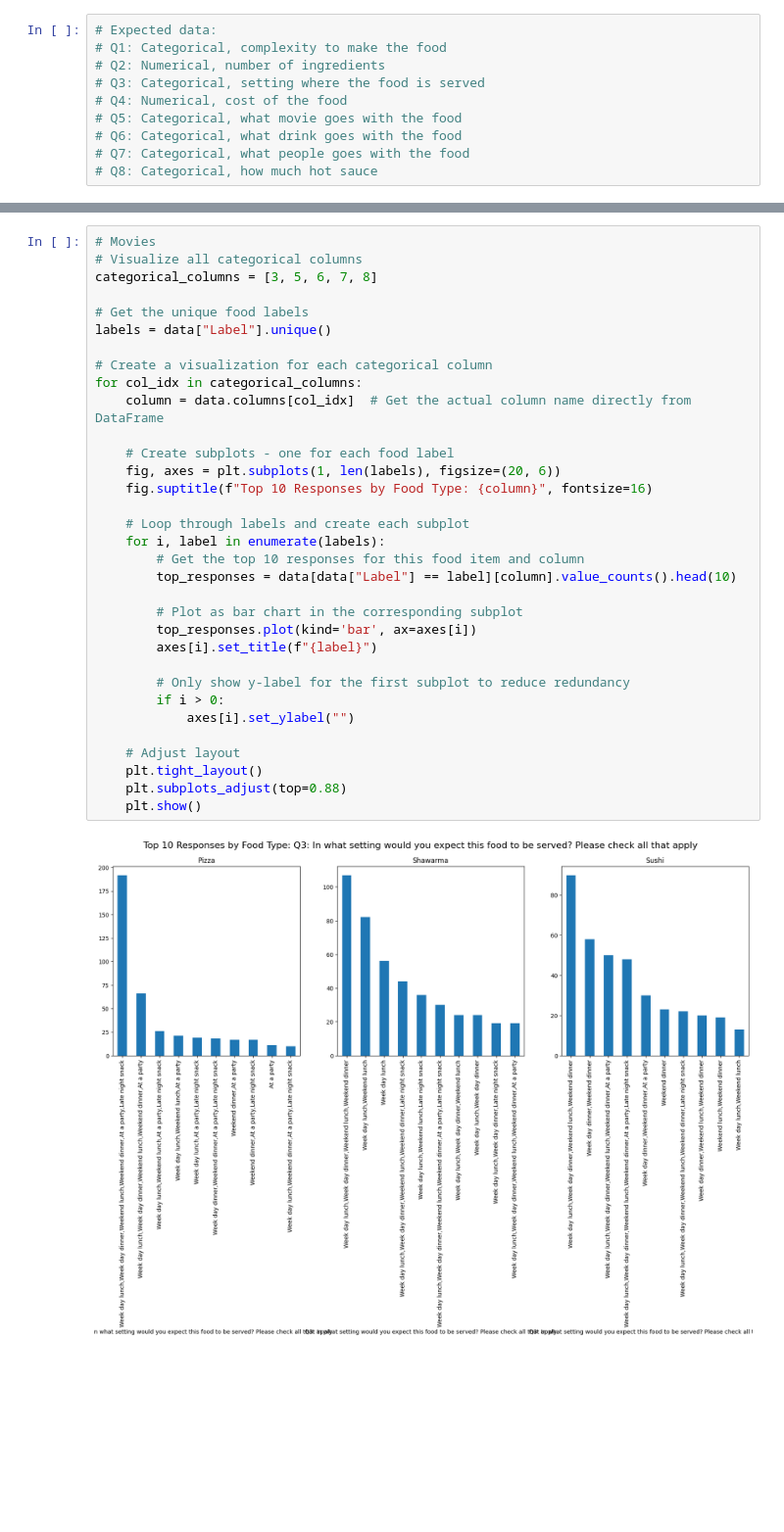
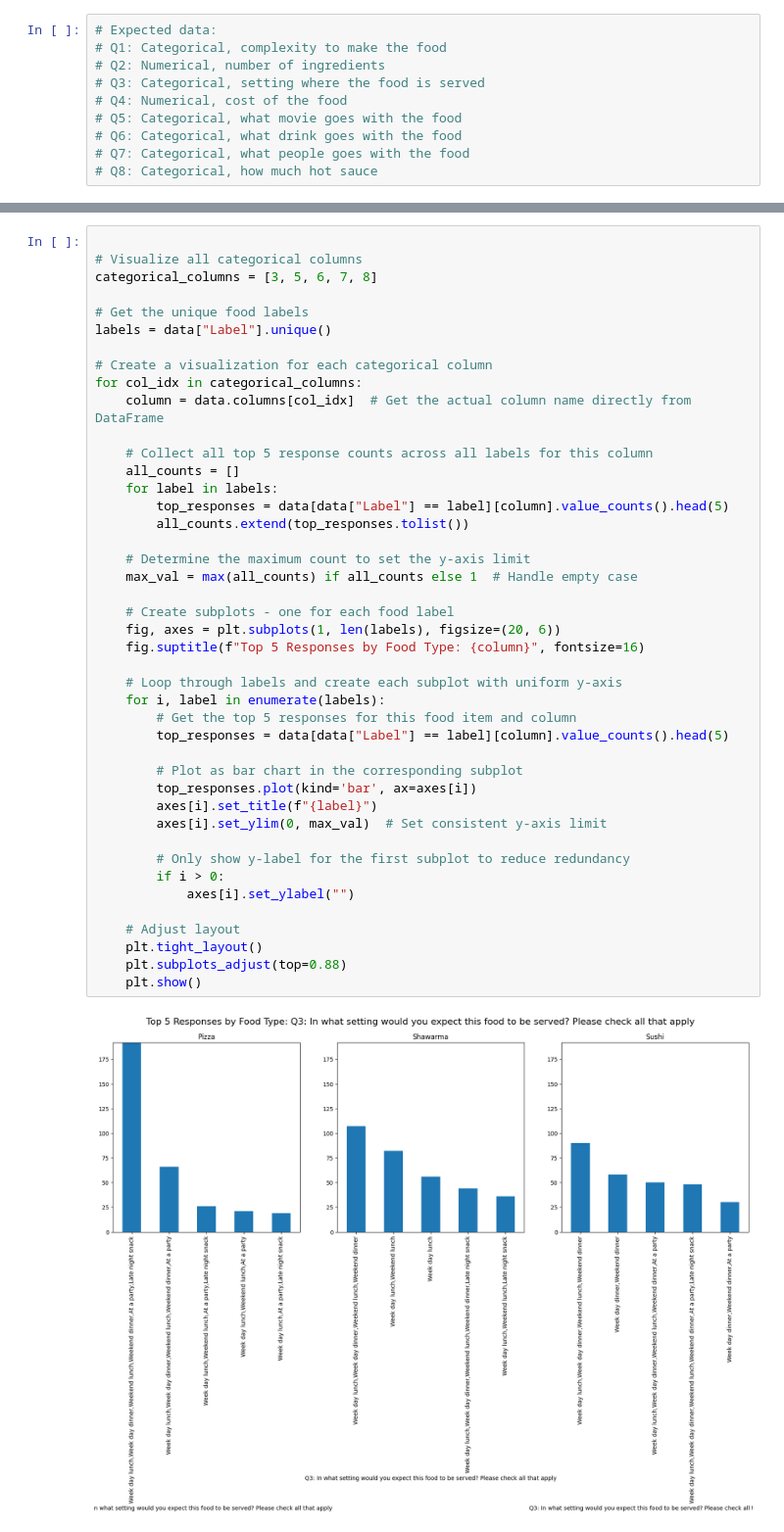
Before and after one commit to imperialinvictus/ML_Challenge, a Jupyter notebook: visualizations/plot.ipynb, the cells around one changed output, grey strips where cells are left out. Shown at 98% size. Saved outputs shown, nothing was run; the diff lists cells and outputs as text; blank space fills up the shorter version.

```diff
--- a/visualizations/plot.ipynb
+++ b/visualizations/plot.ipynb
@@ -38,35 +28,45 @@ plt.show()
 # %%
-# Movies
+
 # Visualize all categorical columns
 categorical_columns = [3, 5, 6, 7, 8]
 
 # Get the unique food labels
 labels = data["Label"].unique()
 
 # Create a visualization for each categorical column
 for col_idx in categorical_columns:
     column = data.columns[col_idx]  # Get the actual column name directly from DataFrame
 
+    # Collect all top 5 response counts across all labels for this column
+    all_counts = []
+    for label in labels:
+        top_responses = data[data["Label"] == label][column].value_counts().head(5)
+        all_counts.extend(top_responses.tolist())
+
+    # Determine the maximum count to set the y-axis limit
+    max_val = max(all_counts) if all_counts else 1  # Handle empty case
+
     # Create subplots - one for each food label
     fig, axes = plt.subplots(1, len(labels), figsize=(20, 6))
-    fig.suptitle(f"Top 10 Responses by Food Type: {column}", fontsize=16)
+    fig.suptitle(f"Top 5 Responses by Food Type: {column}", fontsize=16)
 
-    # Loop through labels and create each subplot
+    # Loop through labels and create each subplot with uniform y-axis
     for i, label in enumerate(labels):
-        # Get the top 10 responses for this food item and column
-        top_responses = data[data["Label"] == label][column].value_counts().head(10)
+        # Get the top 5 responses for this food item and column
+        top_responses = data[data["Label"] == label][column].value_counts().head(5)
 
         # Plot as bar chart in the corresponding subplot
         top_responses.plot(kind='bar', ax=axes[i])
         axes[i].set_title(f"{label}")
+        axes[i].set_ylim(0, max_val)  # Set consistent y-axis limit
 
         # Only show y-label for the first subplot to reduce redundancy
         if i > 0:
             axes[i].set_ylabel("")
 
     # Adjust layout
     plt.tight_layout()
     plt.subplots_adjust(top=0.88)
     plt.show()
 # %% [output]
-[figure, old version]
+[figure, new version]
```
Also changed, not shown: parts of 4 cells of this notebook, 18 other files.
